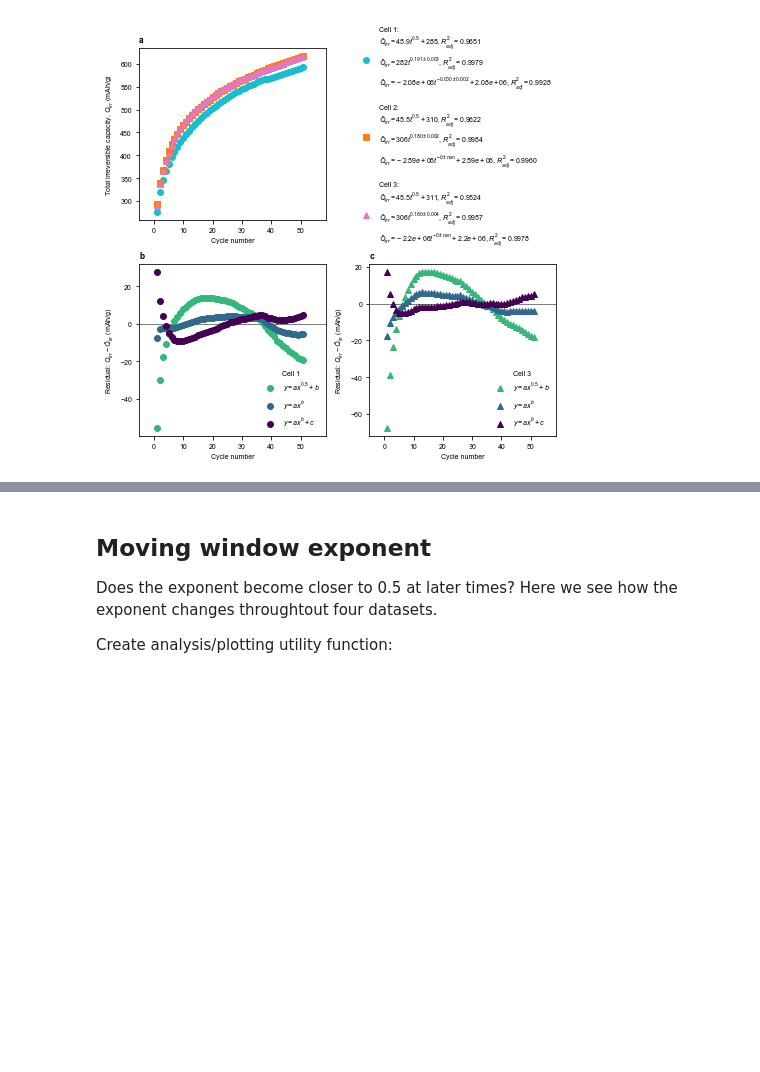
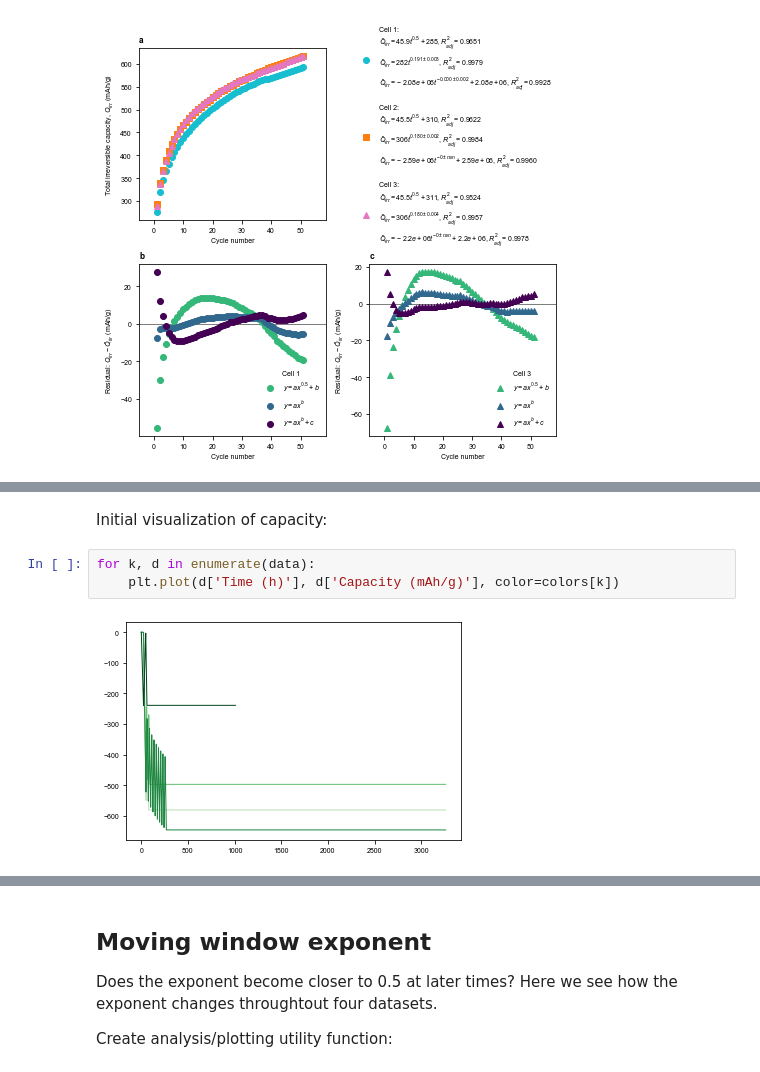
Before and after one commit to petermattia/SEI-growth-time-dependence, a Jupyter notebook: SEI time dependence.ipynb, the cells around one changed output, grey strips where cells are left out. Cells and saved outputs as stored; diff of their text form; blank space fills up the shorter version.

```diff
--- a/SEI time dependence.ipynb
+++ b/SEI time dependence.ipynb
@@ -677,0 +720,7 @@ x_max of dataset = 51.0
+# %% [markdown]
+Initial visualization of capacity:
+# %%
+for k, d in enumerate(data):
+    plt.plot(d['Time (h)'], d['Capacity (mAh/g)'], color=colors[k])
+# %% [output]
+[figure, added]
```
Also changed, not shown: parts of 21 cells of this notebook, 10 other files.
